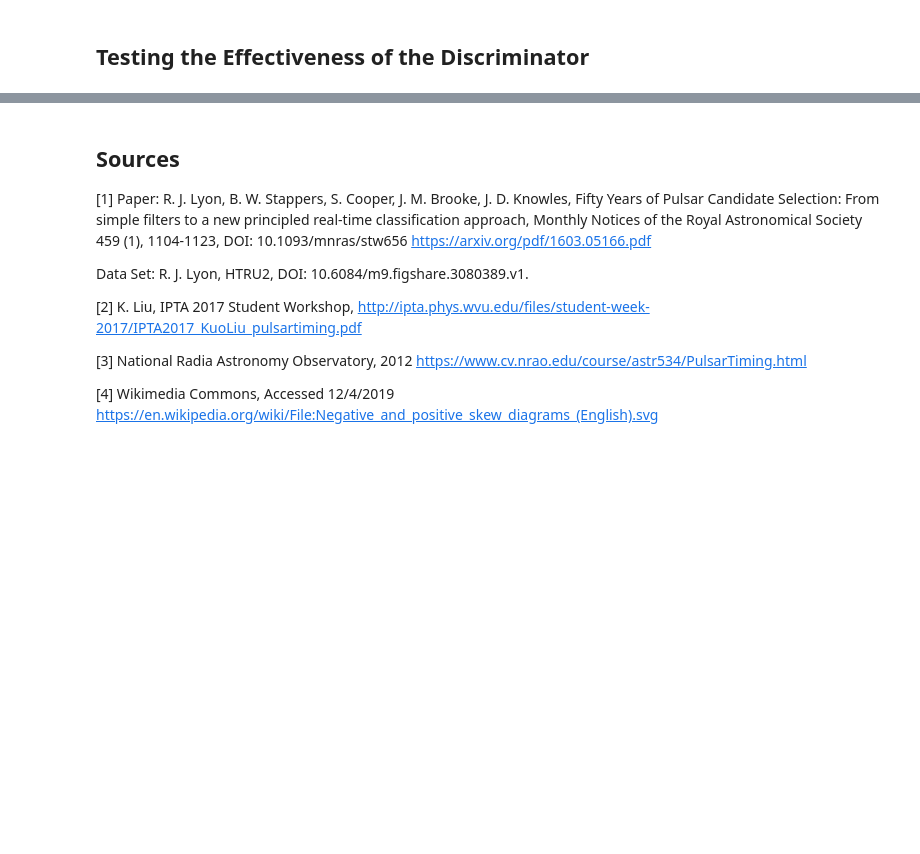
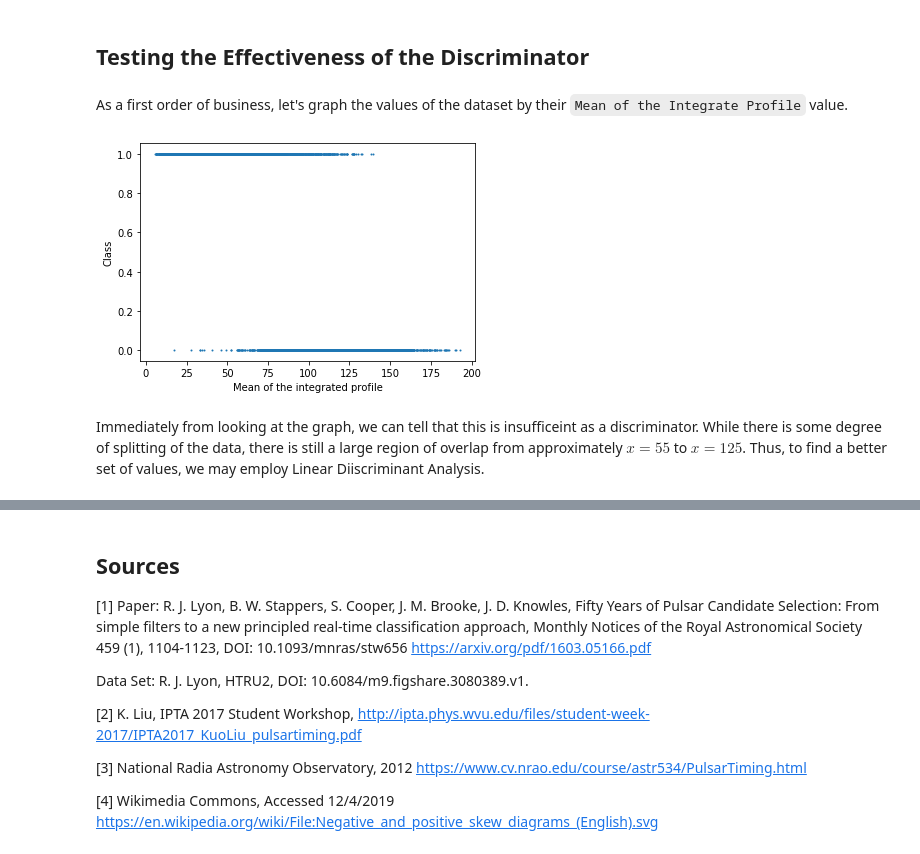
Before and after one commit to kling109/Pulsar-Predictions, a Jupyter notebook: EDAPulsarStars.ipynb, the cells around one changed output, grey strips where cells are left out. Cells and saved outputs as stored; diff of their text form; code cells hidden in the pictures; blank space fills up the shorter version.

Commit message:
Completed analysis

```diff
--- a/EDAPulsarStars.ipynb
+++ b/EDAPulsarStars.ipynb
@@ -169,3 +171,14 @@ print(first_overlap)
 From the results, we can already see that the `Mean of the integrated profile` and the `Excess kurtosis of the integrated profile` are the best discriminators.  While both are close, it appears that the `Mean of the integrated profile` is the optimal choice for distinguishing pulsars from non-pulsars.
 # %% [markdown]
 ## Testing the Effectiveness of the Discriminator
+# %% [markdown]
+As a first order of business, let's graph the values of the dataset by their `Mean of the Integrate Profile` value.
+# %%
+plt.scatter(data[' Mean of the integrated profile'], data["target_class"], s = 1)
+plt.xlabel(xlabel="Mean of the integrated profile")
+plt.ylabel(ylabel="Class")
+plt.show()
+# %% [output]
+[figure, added]
+# %% [markdown]
+Immediately from looking at the graph, we can tell that this is insufficeint as a discriminator.  While there is some degree of splitting of the data, there is still a large region of overlap from approximately $x=55$ to $x=125$.  Thus, to find a better set of values, we may employ Linear Diiscriminant Analysis.
```
Also changed, not shown: parts of 14 cells of this notebook.
